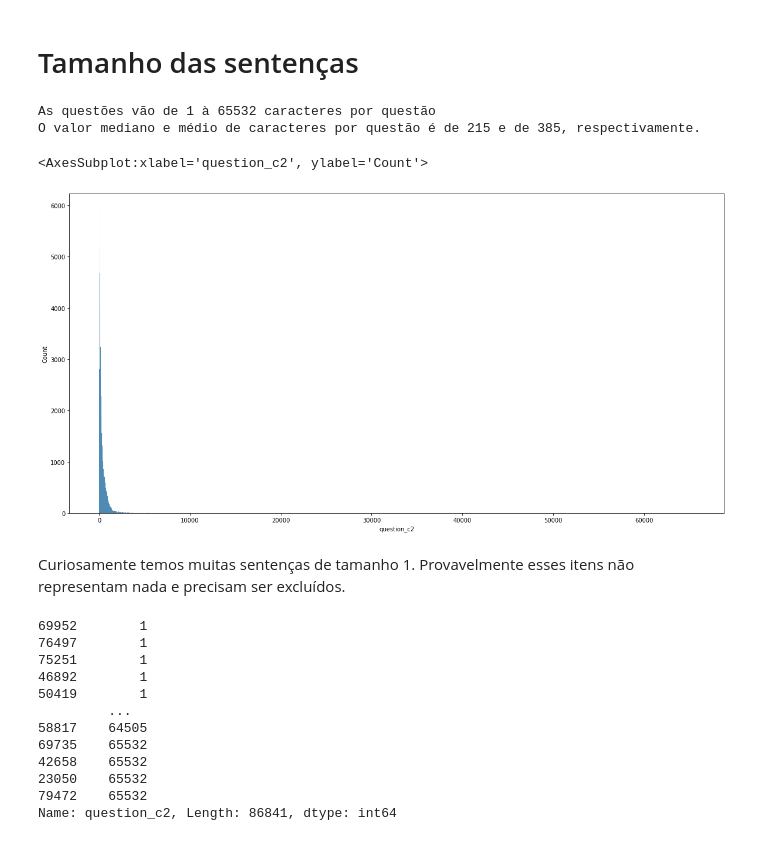
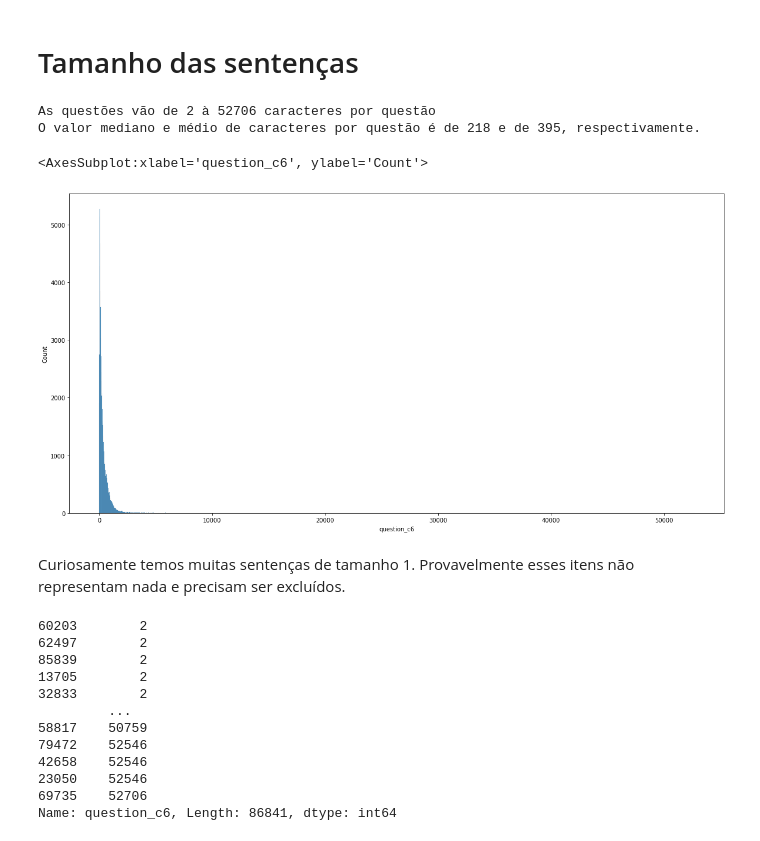
Before and after one commit to LucianoBatista/bncc-classifier, a Jupyter notebook: analysis/notebooks/luciano-01-01-eda.ipynb, the cells around one changed output. Saved outputs shown, nothing was run; the diff lists cells and outputs as text; code cells hidden in the pictures.

```diff
--- a/analysis/notebooks/luciano-01-01-eda.ipynb
+++ b/analysis/notebooks/luciano-01-01-eda.ipynb
@@ -18,39 +18,39 @@ Como podemos ver aqui, existe uma quantidade bem interessante entre as 3 classes
 # %% [markdown]
 # Tamanho das sentenças
 # %%
-max = df_to_eda['question_c2'].str.len().max()
-min = df_to_eda['question_c2'].str.len().min()
-median = df_to_eda['question_c2'].str.len().median()
-mean = df_to_eda['question_c2'].str.len().mean()
+max = df_to_eda['question_c6'].str.len().max()
+min = df_to_eda['question_c6'].str.len().min()
+median = df_to_eda['question_c6'].str.len().median()
+mean = df_to_eda['question_c6'].str.len().mean()
 
 print('As questões vão de %d à %d caracteres por questão' % (min, max))
 print('O valor mediano e médio de caracteres por questão é de %d e de %d, respectivamente.' %
 (median, mean))
 
 fig, ax = plt.subplots(figsize=(20, 10))
 
-sns.histplot(df_to_eda['question_c2'].str.len(), ax = ax)
+sns.histplot(df_to_eda['question_c6'].str.len(), ax = ax)
 # %% [output]
-As questões vão de 1 à 65532 caracteres por questão
-O valor mediano e médio de caracteres por questão é de 215 e de 385, respectivamente.
+As questões vão de 2 à 52706 caracteres por questão
+O valor mediano e médio de caracteres por questão é de 218 e de 395, respectivamente.
-<AxesSubplot:xlabel='question_c2', ylabel='Count'>
+<AxesSubplot:xlabel='question_c6', ylabel='Count'>
-[figure, old version]
+[figure, new version]
 # %% [markdown]
 Curiosamente temos muitas sentenças de tamanho 1. Provavelmente esses itens não representam nada e precisam ser excluídos.
 # %%
-df_to_eda['question_c2'].astype("str").apply(len).sort_values()
+df_to_eda['question_c6'].astype("str").apply(len).sort_values()
 # %% [output]
-69952        1
-76497        1
-75251        1
-46892        1
-50419        1
+60203        2
+62497        2
+85839        2
+13705        2
+32833        2
          ...
-58817    64505
-69735    65532
-42658    65532
-23050    65532
-79472    65532
-Name: question_c2, Length: 86841, dtype: int64
+58817    50759
+79472    52546
+42658    52546
+23050    52546
+69735    52706
+Name: question_c6, Length: 86841, dtype: int64
 # %%
 # looking at those items with sentence length of 1
```
Also changed, not shown: parts of 5 cells of this notebook, 4 other files.
